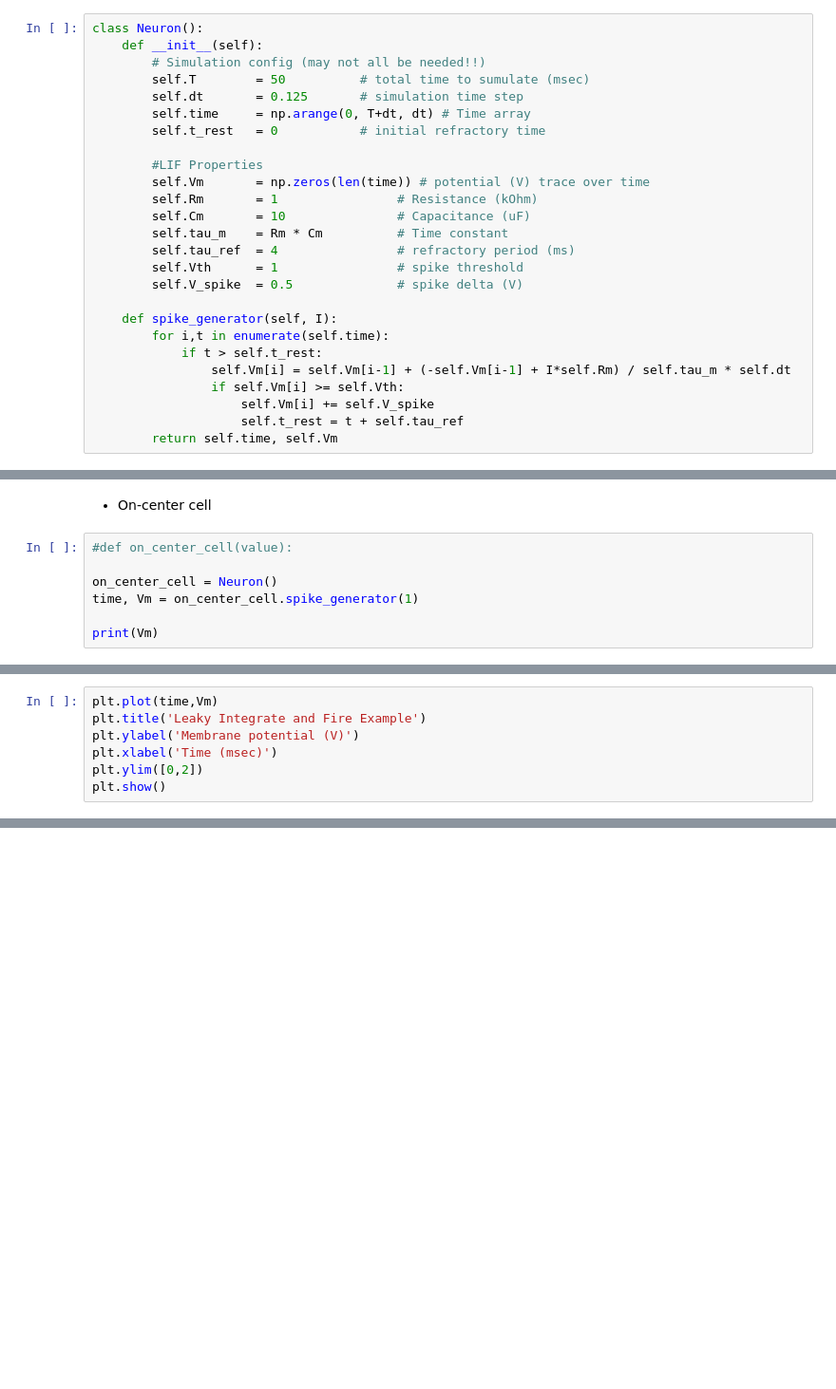
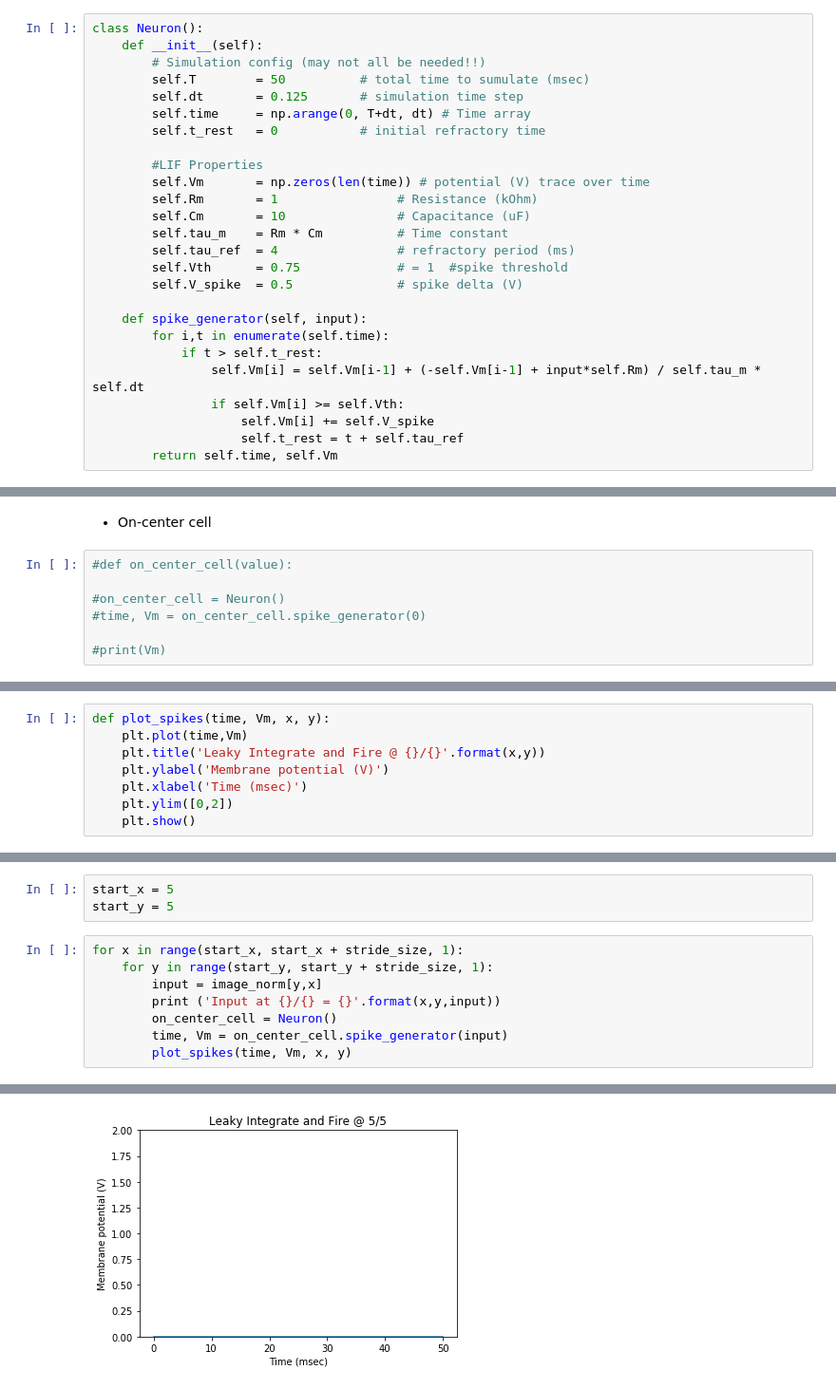
Before and after one commit to markstrefford/STDP-Based-Visual-Feature-Learning, a Jupyter notebook: 035.ipynb, the cells around one changed output, grey strips where cells are left out. Shown at 95% size. Saved outputs shown, nothing was run; the diff lists cells and outputs as text; blank space fills up the shorter version.

Commit message:
Firing individual neurons
Graphing output of neurons based on input from the image

```diff
--- a/035.ipynb
+++ b/035.ipynb
@@ -179,13 +193,13 @@ class Neuron():
         self.Cm       = 10               # Capacitance (uF)
         self.tau_m    = Rm * Cm          # Time constant
         self.tau_ref  = 4                # refractory period (ms)
-        self.Vth      = 1                # spike threshold
+        self.Vth      = 0.75             # = 1  #spike threshold
         self.V_spike  = 0.5              # spike delta (V)
 
-    def spike_generator(self, I):
+    def spike_generator(self, input):
         for i,t in enumerate(self.time):
             if t > self.t_rest:
-                self.Vm[i] = self.Vm[i-1] + (-self.Vm[i-1] + I*self.Rm) / self.tau_m * self.dt
+                self.Vm[i] = self.Vm[i-1] + (-self.Vm[i-1] + input*self.Rm) / self.tau_m * self.dt
                 if self.Vm[i] >= self.Vth:
                     self.Vm[i] += self.V_spike
                     self.t_rest = t + self.tau_ref
@@ -206,7 +220,7 @@ Now let's create a function for each type of cell...
 # %%
 #def on_center_cell(value):
 
-on_center_cell = Neuron()
-time, Vm = on_center_cell.spike_generator(1)
+#on_center_cell = Neuron()
+#time, Vm = on_center_cell.spike_generator(0)
 
-print(Vm)
+#print(Vm)
@@ -231,7 +227,8 @@ print(Vm)
 # %%
-plt.plot(time,Vm)
-plt.title('Leaky Integrate and Fire Example')
-plt.ylabel('Membrane potential (V)')
-plt.xlabel('Time (msec)')
-plt.ylim([0,2])
-plt.show()
+def plot_spikes(time, Vm, x, y):
+    plt.plot(time,Vm)
+    plt.title('Leaky Integrate and Fire @ {}/{}'.format(x,y))
+    plt.ylabel('Membrane potential (V)')
+    plt.xlabel('Time (msec)')
+    plt.ylim([0,2])
+    plt.show()
@@ -239,0 +235,12 @@ plt.show()
+# %%
+start_x = 5
+start_y = 5
+# %%
+for x in range(start_x, start_x + stride_size, 1):
+    for y in range(start_y, start_y + stride_size, 1):
+        input = image_norm[y,x]
+        print ('Input at {}/{} = {}'.format(x,y,input))
+        on_center_cell = Neuron()
+        time, Vm = on_center_cell.spike_generator(input)
+        plot_spikes(time, Vm, x, y)
+# %% [output]
@@ -239,0 +248 @@ plt.show()
+[figure, added]
```
Also changed, not shown: parts of 10 cells of this notebook.
